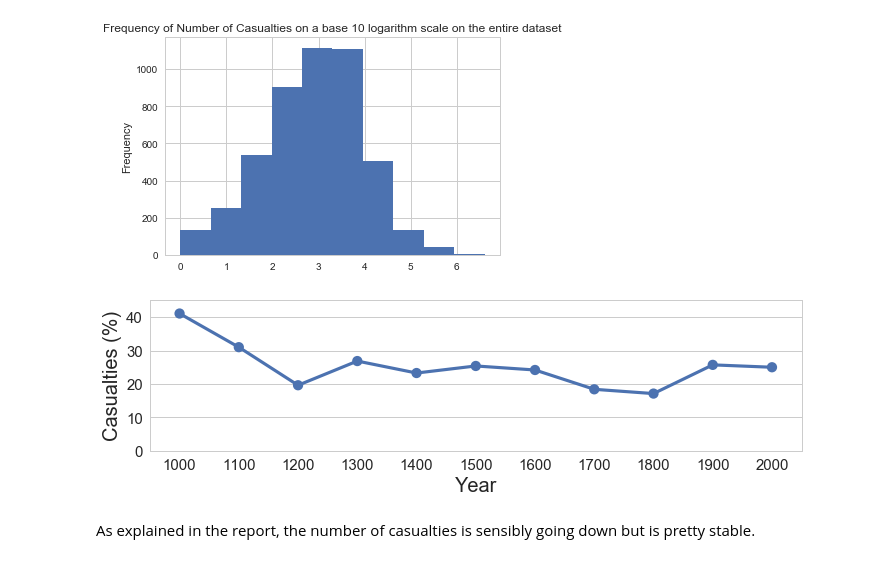
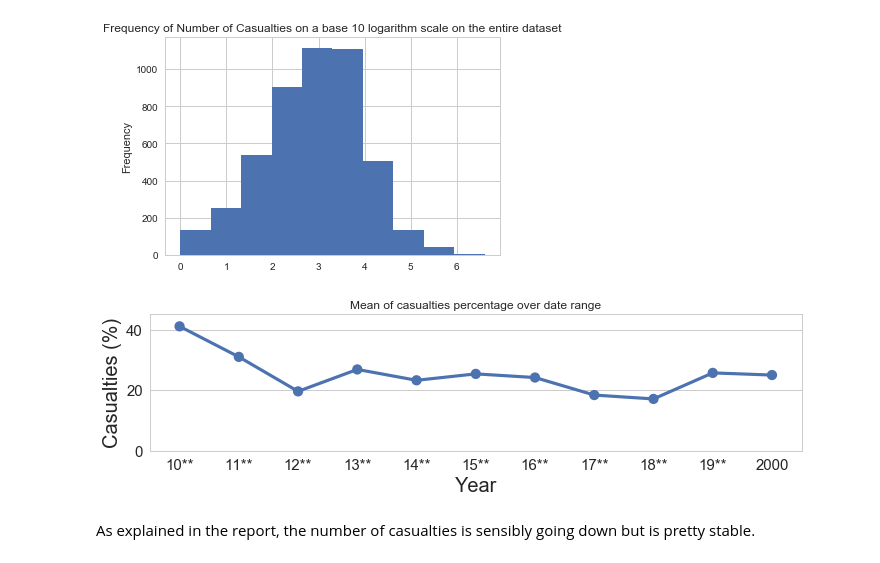
Before and after one commit to ChristianMct/ADA2017-Homeworks, a Jupyter notebook: project/Report_Notebook.ipynb, the cells around one changed output. Cells and saved outputs as stored; diff of their text form; code cells hidden in the pictures.

Commit message:
corrected graph legends with mean values

```diff
--- a/project/Report_Notebook.ipynb
+++ b/project/Report_Notebook.ipynb
@@ -650,20 +650,22 @@ Text(0.5,1,'Frequency of Number of Casualties on a base 10 logarithm scale on th
 # %%
 strenCasu_battles['CasualtiesPercent'] = ((strenCasu_battles['casualties_1']*100/strenCasu_battles['strength_1'])+(strenCasu_battles['casualties_2']*100/strenCasu_battles['strength_2']))/2
 strenCasu_battles["decade"] = pd.cut(strenCasu_battles["year"], decades, labels=decades[:-1])
 strenCasu_battles["century"] = pd.cut(strenCasu_battles["year"], centuries, labels=centuries[:-1])
 bdec = strenCasu_battles.groupby('century').CasualtiesPercent.mean().dropna()
 
 fig, ((ax1)) = plt.subplots(1, 1, figsize=(10,3), sharey=False)
 sns.set_style("whitegrid")
 sns.pointplot(x=np.array(bdec.index), y=np.array(bdec), ax=ax1)
 ax1.set_ylabel('Casualties (%)', fontsize=20)
 ax1.set_xlabel('Year', fontsize=20)
 ax1.set_ylim(0,45)
+ax1.set(xticklabels=['10**','11**','12**','13**','14**','15**','16**','17**','18**','19**','2000'])
+ax1.set_title('Mean of casualties percentage over date range')
 ax1.tick_params(labelsize=15)
 fig.tight_layout()
 #fig.savefig(FIGURES_FOLDER+'CasuPerCent.eps')
 # %% [output]
-[figure, old version]
+[figure, new version]
 # %% [markdown]
 As explained in the report, the number of casualties is sensibly going down but is pretty stable.
 # %% [markdown]
```
Also changed, not shown: parts of 7 cells of this notebook.
